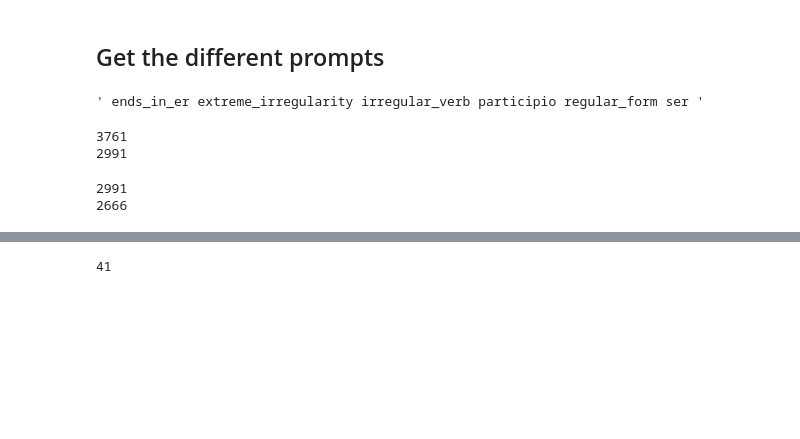
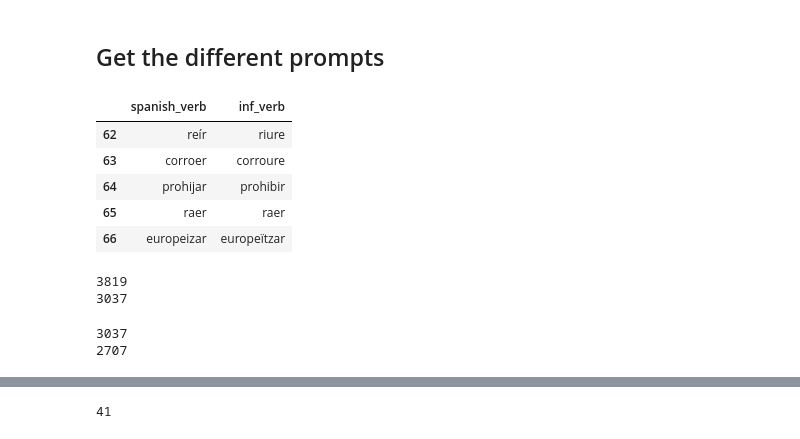
Before and after one commit to fairliereese/catalan_conjugation_deck, a Jupyter notebook: dev_sqtlite.ipynb, the cells around one changed output, grey strips where cells are left out. Drawn from its saved outputs; the diff is of its cells as text; code cells hidden in the pictures; blank space fills up the shorter version.

```diff
--- a/dev_sqtlite.ipynb
+++ b/dev_sqtlite.ipynb
@@ -8,10 +8,19 @@ cursor = conn.cursor()
 ## Get the different prompts
 # %%
 # spanish <-> catalan verbs
-cat_sp_df = pd.read_csv('spanish_to_catalan_verbs.tsv', sep='\t',
-                        encoding='latin1')
+cat_sp_df = pd.read_csv('spanish_to_catalan_verbs.csv', sep=',',
+                        encoding='utf-8')
 cat_sp_df = cat_sp_df[['spanish_verb', 'catalan_verb']]
 cat_sp_df.rename({'catalan_verb': 'inf_verb'}, axis=1, inplace=True)
+# %%
+cat_sp_df.tail()
+# %% [output]
+|  | spanish_verb | inf_verb |
+| 62 | reír | riure |
+| 63 | corroer | corroure |
+| 64 | prohijar | prohibir |
+| 65 | raer | raer |
+| 66 | europeizar | europeïtzar |
 # %%
 # get the tags and notes for each card
 cursor.execute("SELECT sfld, tags FROM notes")
@@ -48,26 +57,22 @@ df['spanish_verb'] = df['note'].str.split('::…', expand=True)[1].str.split('
 df = df.merge(cat_sp_df,
               how='inner',
               on='spanish_verb')
-# %%
-df.tags[1]
-# %% [output]
-' ends_in_er extreme_irregularity irregular_verb participio regular_form ser '
 # %%
 # get rid of tú_vos
 print(len(df.index))
 df = df.loc[~df.tags.str.contains(' tú_vos ')]
 print(len(df.index))
 # %% [output]
-3761
-2991
+3819
+3037
 # %%
 # get rid of subjunctive future
 print(len(df.index))
 df = df.loc[~df.tags.str.contains(' subjuntivo_futuro ')]
 print(len(df.index))
 # %% [output]
-2991
-2666
+3037
+2707
 # %%
 # tags I care about that I can merge on
 
```
Also changed, not shown: parts of 23 cells of this notebook, 12 other files.
